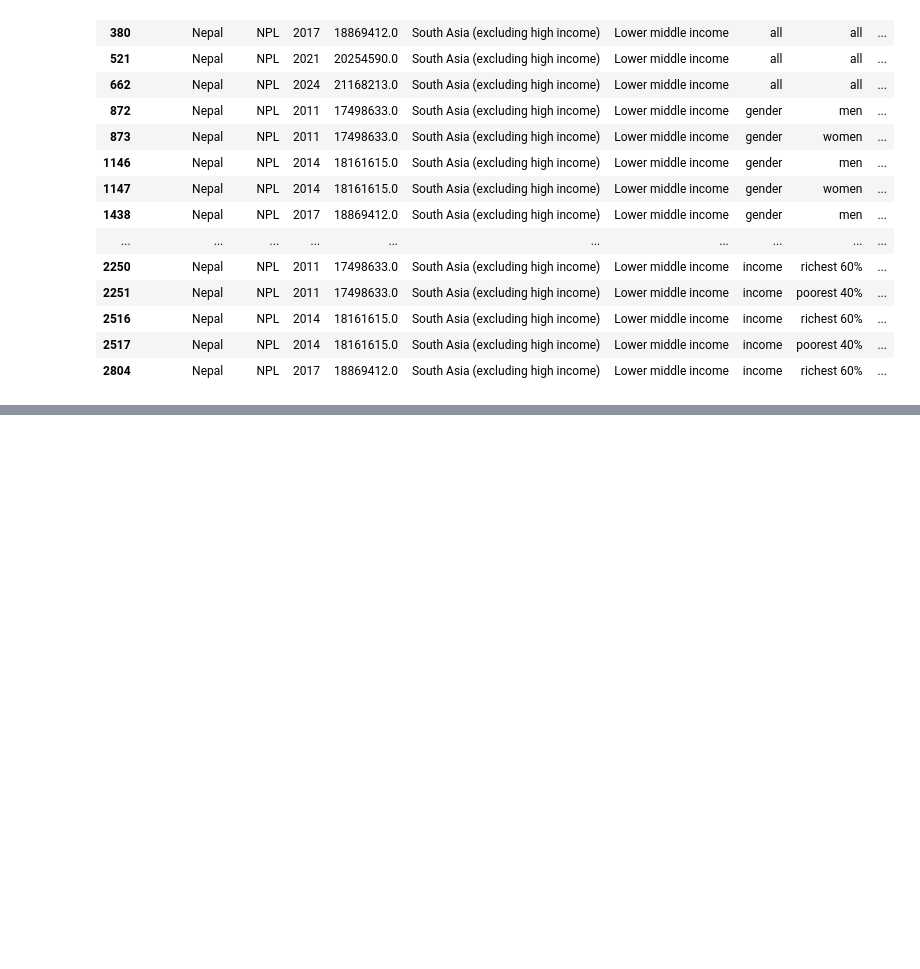
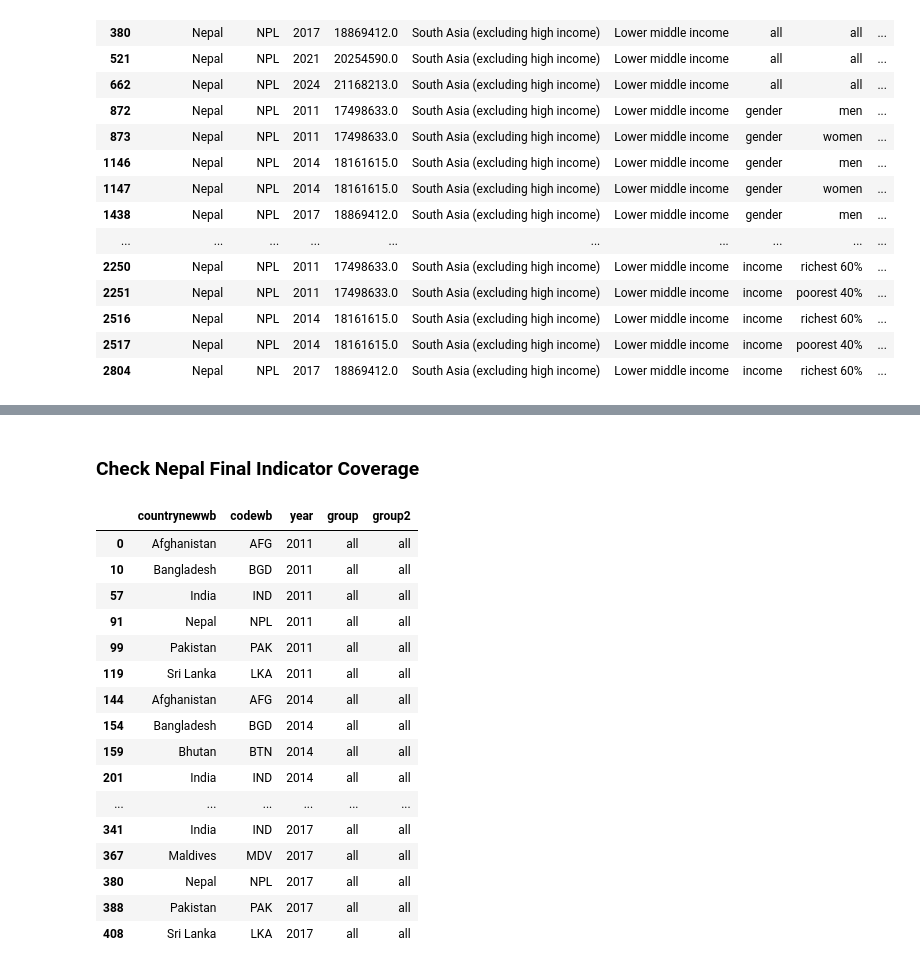
Before and after one commit to brishavrajbahak/financial-inclusion-gap-analysis, a Jupyter notebook: notebooks/01_dataset_understanding.ipynb, the cells around one changed output, grey strips where cells are left out. Cells and saved outputs as stored; diff of their text form; code cells hidden in the pictures; blank space fills up the shorter version.

```diff
--- a/notebooks/01_dataset_understanding.ipynb
+++ b/notebooks/01_dataset_understanding.ipynb
@@ -349,0 +491,26 @@ Review indicator meanings and select the final indicator that match best match t
+# %%
+final_context_columns = [
+    "countrynewwb",
+    "codewb",
+    "year",
+    "pop_adult",
+    "regionwb24_hi",
+    "incomegroupwb24",
+    "group",
+    "group2",
+]
+
+final_indicator_columns = [
+    "account_t_d",
+    "fiaccount_t_d",
+    "mobileaccount_t_d",
+    "dig_acc",
+    "merchant_pay",
+    "g20_made",
+    "g20_received",
+    "inactive_t_d",
+]
+
+final_columns = final_context_columns + final_indicator_columns
+
+final_columns
@@ -349,0 +536,8 @@ Review indicator meanings and select the final indicator that match best match t
+# %%
+selected_df = pd.read_csv(
+    DATA_PATH,
+    usecols=final_columns,
+    low_memory = False
+)
+
+selected_df.head()
@@ -349,0 +580,26 @@ Review indicator meanings and select the final indicator that match best match t
+# %% [markdown]
+### Check Nepal Final Indicator Coverage
+# %%
+south_asia_selected = selected_df[
+    selected_df["regionwb24_hi"] == "South Asia (excluding high income)"
+]
+
+south_asia_selected[["countrynewwb", "codewb", "year", "group", "group2"]].head(20)
+# %% [output]
+|  | countrynewwb | codewb | year | group | group2 |
+| 0 | Afghanistan | AFG | 2011 | all | all |
+| 10 | Bangladesh | BGD | 2011 | all | all |
+| 57 | India | IND | 2011 | all | all |
+| 91 | Nepal | NPL | 2011 | all | all |
+| 99 | Pakistan | PAK | 2011 | all | all |
+| 119 | Sri Lanka | LKA | 2011 | all | all |
+| 144 | Afghanistan | AFG | 2014 | all | all |
+| 154 | Bangladesh | BGD | 2014 | all | all |
+| 159 | Bhutan | BTN | 2014 | all | all |
+| 201 | India | IND | 2014 | all | all |
+| ... | ... | ... | ... | ... | ... |
+| 341 | India | IND | 2017 | all | all |
+| 367 | Maldives | MDV | 2017 | all | all |
+| 380 | Nepal | NPL | 2017 | all | all |
+| 388 | Pakistan | PAK | 2017 | all | all |
+| 408 | Sri Lanka | LKA | 2017 | all | all |
```
Also changed, not shown: parts of 24 cells of this notebook, 2 other files.
